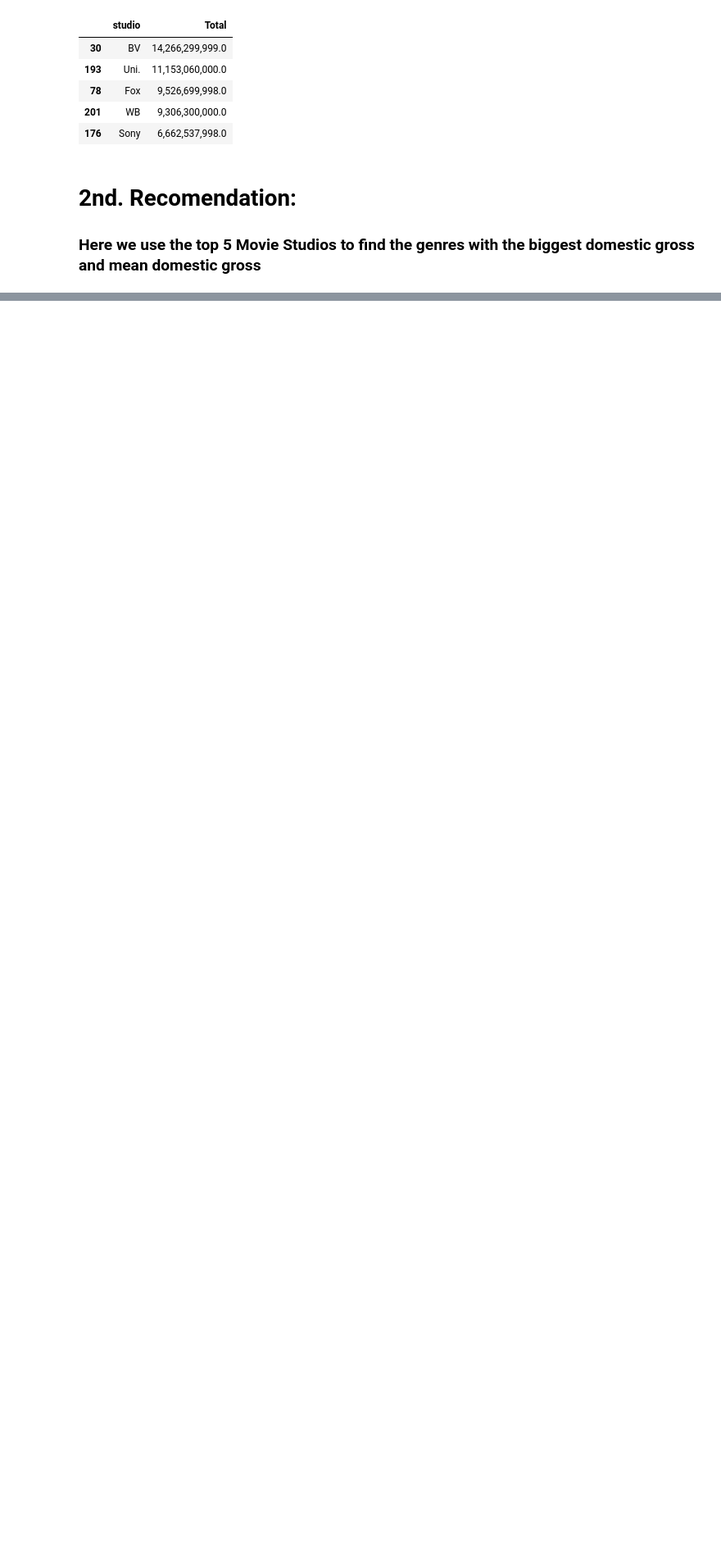
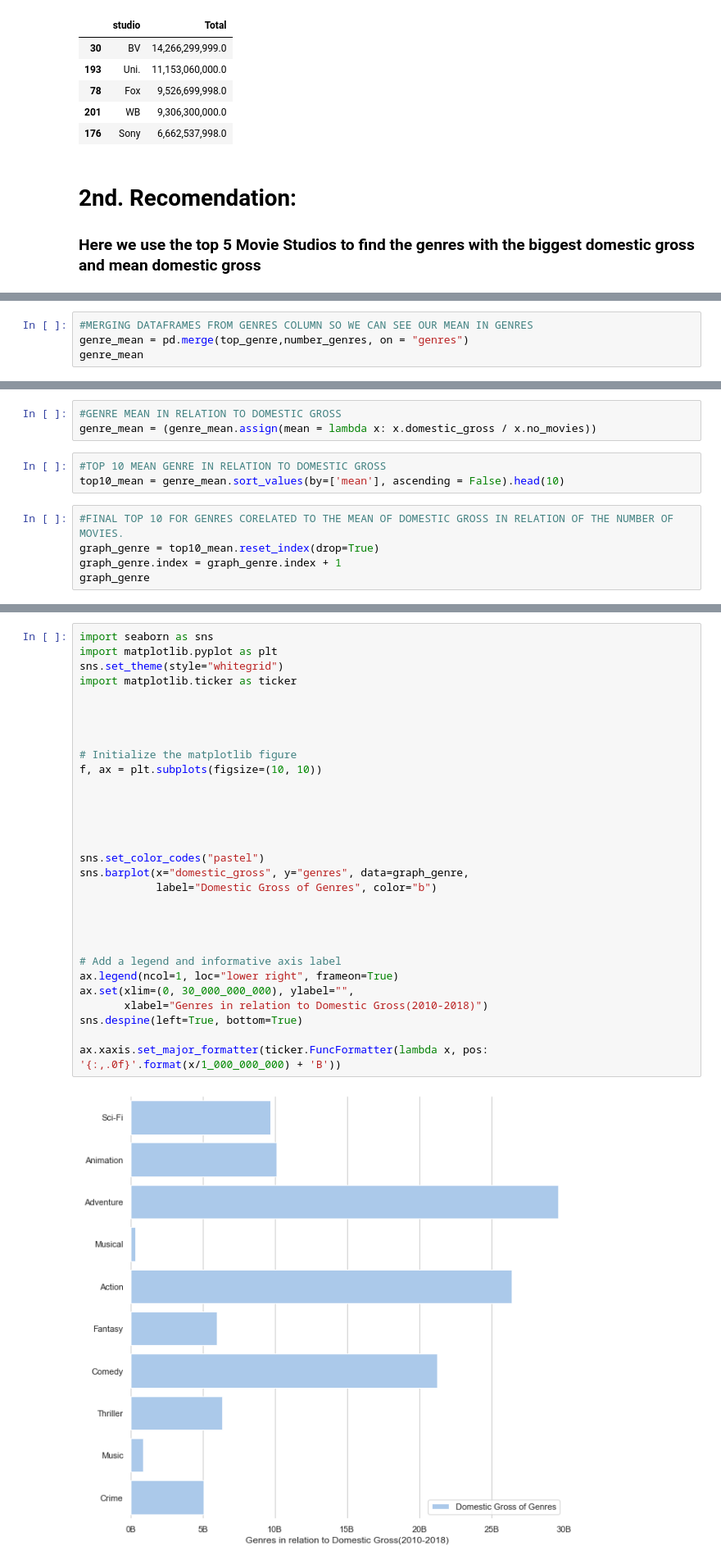
Before and after one commit to ChrisFreyre/dsc-phase-1-project, a Jupyter notebook: student.ipynb, the cells around one changed output, grey strips where cells are left out. Shown at 82% size. Drawn from its saved outputs; the diff is of its cells as text; blank space fills up the shorter version.

Commit message:
2nd recommendation
Finish 2nd recommendation with visualisation

```diff
--- a/student.ipynb
+++ b/student.ipynb
@@ -490,0 +755,4 @@ imdb.title.basics.csv.gz
+# %%
+#MERGING DATAFRAMES FROM GENRES COLUMN SO WE CAN SEE OUR MEAN IN GENRES
+genre_mean = pd.merge(top_genre,number_genres, on = "genres")
+genre_mean
@@ -490,0 +795,11 @@ imdb.title.basics.csv.gz
+# %%
+#GENRE MEAN IN RELATION TO DOMESTIC GROSS
+genre_mean = (genre_mean.assign(mean = lambda x: x.domestic_gross / x.no_movies))
+# %%
+#TOP 10 MEAN GENRE IN RELATION TO DOMESTIC GROSS
+top10_mean = genre_mean.sort_values(by=['mean'], ascending = False).head(10)
+# %%
+#FINAL TOP 10 FOR GENRES CORELATED TO THE MEAN OF DOMESTIC GROSS IN RELATION OF THE NUMBER OF MOVIES.
+graph_genre = top10_mean.reset_index(drop=True)
+graph_genre.index = graph_genre.index + 1
+graph_genre
@@ -490,0 +849,32 @@ imdb.title.basics.csv.gz
+# %%
+import seaborn as sns
+import matplotlib.pyplot as plt
+sns.set_theme(style="whitegrid")
+import matplotlib.ticker as ticker
+
+
+
+
+# Initialize the matplotlib figure
+f, ax = plt.subplots(figsize=(10, 10))
+
+
+
+
+
+sns.set_color_codes("pastel")
+sns.barplot(x="domestic_gross", y="genres", data=graph_genre,
+            label="Domestic Gross of Genres", color="b")
+
+
+
+
+# Add a legend and informative axis label
+ax.legend(ncol=1, loc="lower right", frameon=True)
+ax.set(xlim=(0, 30_000_000_000), ylabel="",
+       xlabel="Genres in relation to Domestic Gross(2010-2018)")
+sns.despine(left=True, bottom=True)
+
+ax.xaxis.set_major_formatter(ticker.FuncFormatter(lambda x, pos: '{:,.0f}'.format(x/1_000_000_000) + 'B'))
+# %% [output]
+[figure, added]
```
Also changed, not shown: parts of 33 cells of this notebook, 2 other files.
